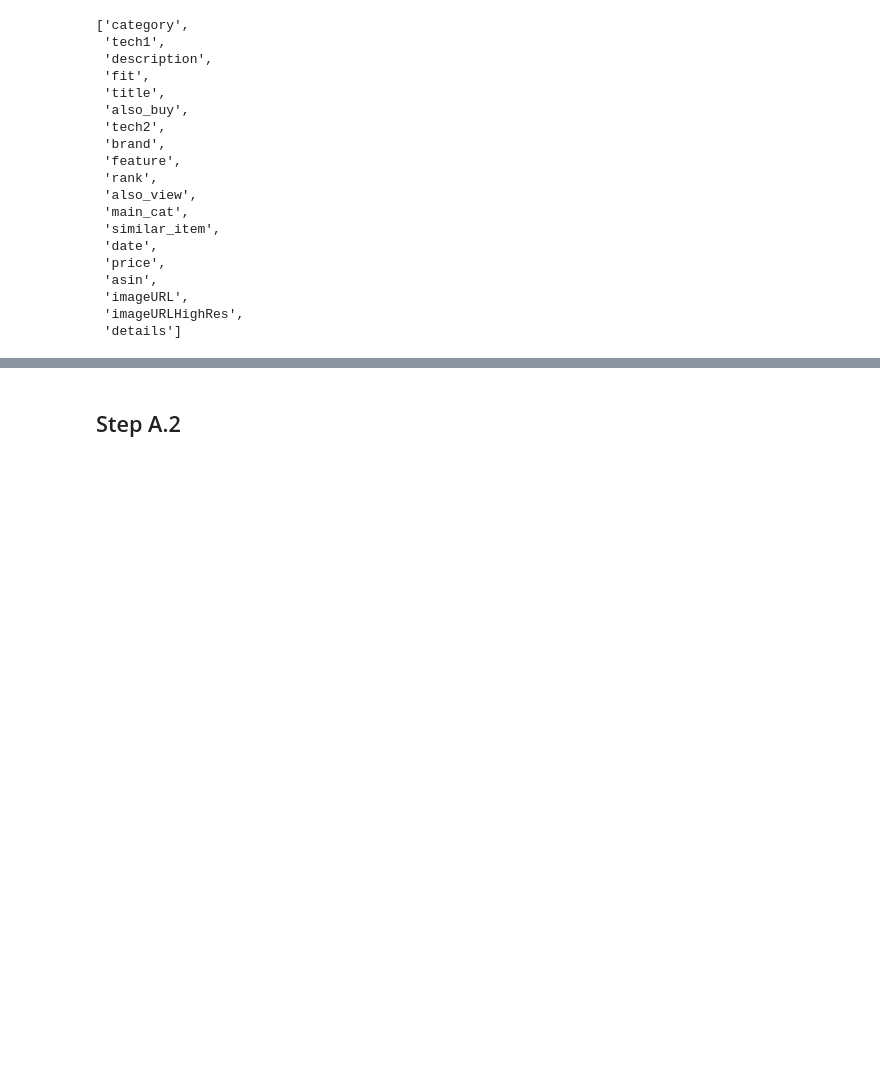
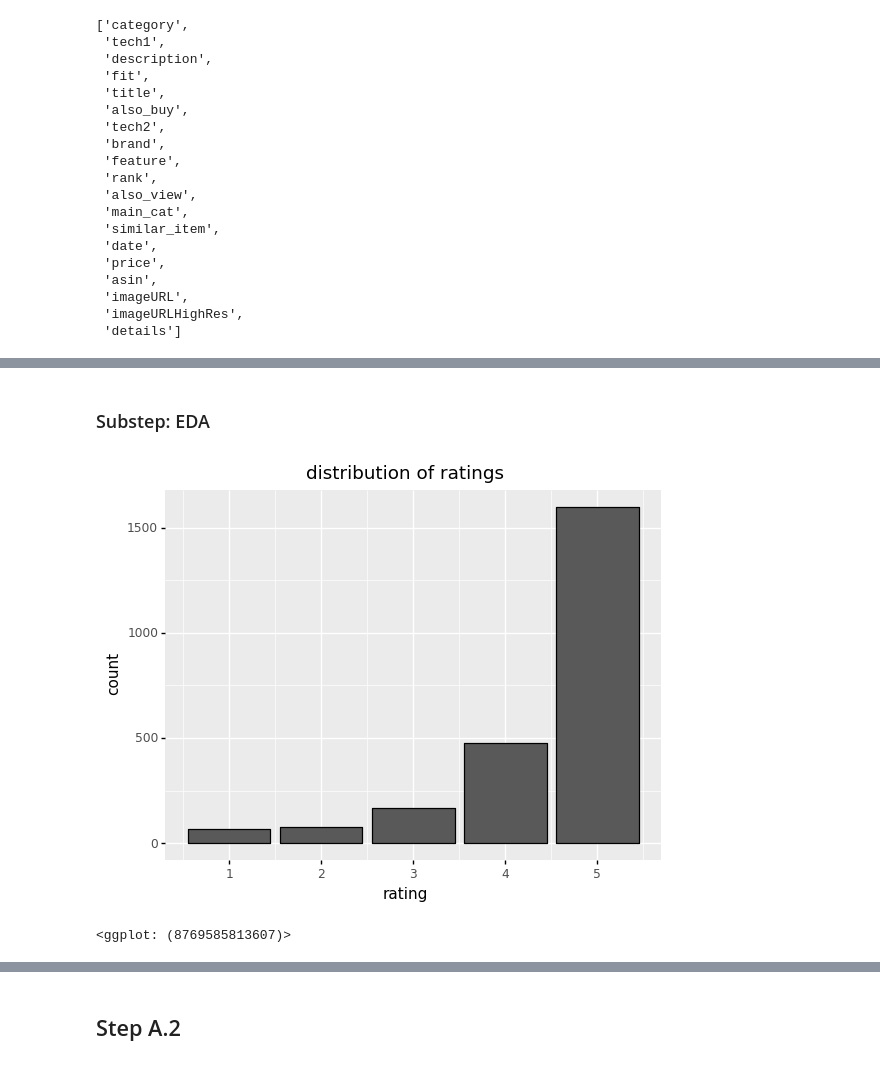
Before and after one commit to ilias-ant/recommender-systems, a Jupyter notebook: part1.ipynb, the cells around one changed output, grey strips where cells are left out. Drawn from its saved outputs; the diff is of its cells as text; code cells hidden in the pictures; blank space fills up the shorter version.

```diff
--- a/part1.ipynb
+++ b/part1.ipynb
@@ -202,0 +230,2 @@ shape: (2431, 30)
+# %% [markdown]
+### Substep: EDA
@@ -202,0 +235,9 @@ shape: (2431, 30)
+# %%
+(
+    ggplot(data, aes(x="overall"))
+    + geom_bar(color="black")
+    + labs(x="rating", title="distribution of ratings")
+)
+# %% [output]
+[figure, added]
+<ggplot: (8769585813607)>
```
Also changed, not shown: parts of 33 cells of this notebook, 2 other files.
